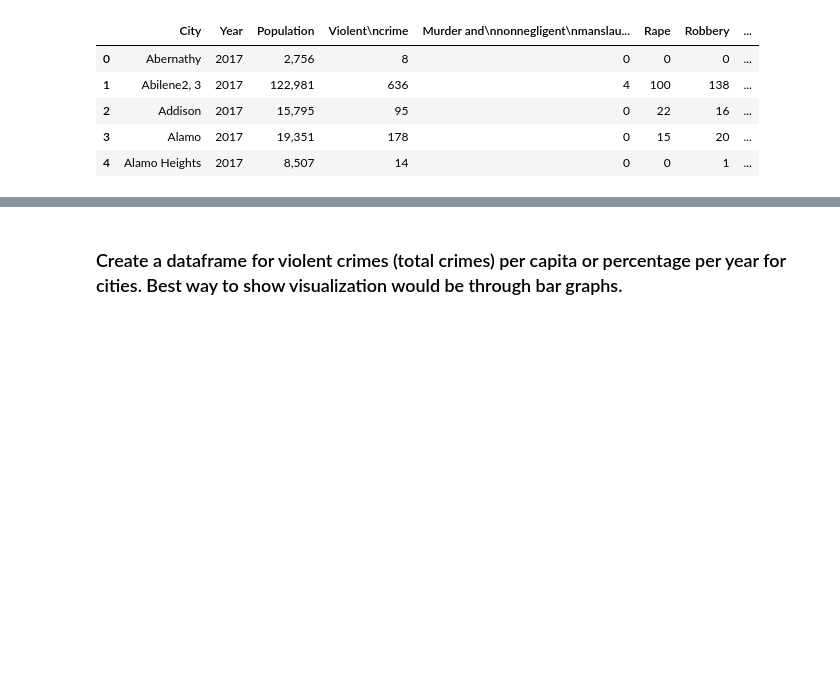
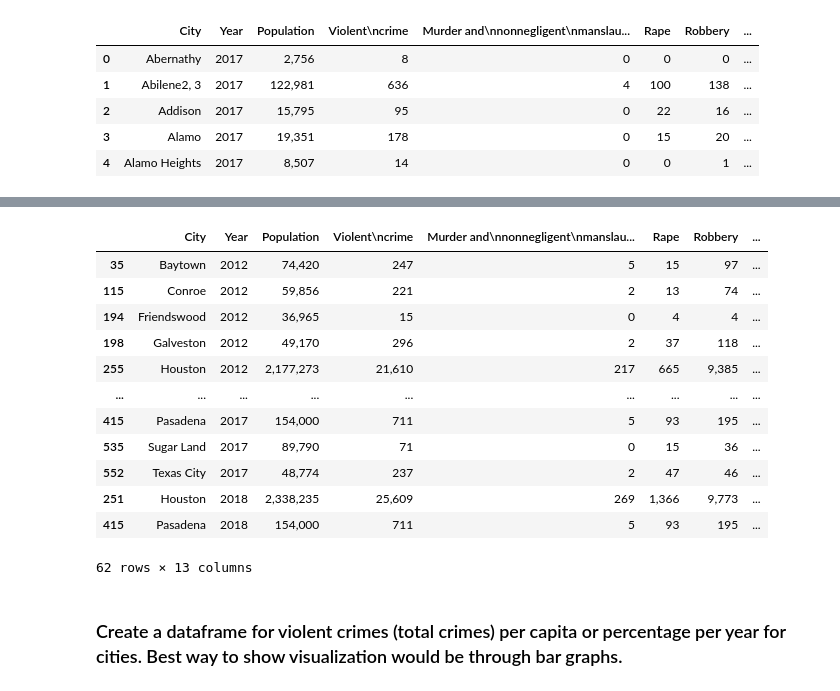
Before and after one commit to andresocorro/project_1, a Jupyter notebook: src_files/CrimeData.ipynb, the cells around one changed output, grey strips where cells are left out. Saved outputs shown, nothing was run; the diff lists cells and outputs as text; code cells hidden in the pictures; blank space fills up the shorter version.

```diff
--- a/src_files/CrimeData.ipynb
+++ b/src_files/CrimeData.ipynb
@@ -19,0 +31,7 @@ raw_2018_df = pd.read_csv(file_2018)
+# %%
+#Merge and rename columns - 2013 dataframe
+raw_2013_df = raw_2013_df.fillna(0)
+raw_2013_df['Rape\n(revised\ndefinition)1'] = raw_2013_df['Rape\n(revised\ndefinition)1'] +  raw_2013_df['Rape\n(legacy\ndefinition)2']
+raw_2013_df = raw_2013_df.drop(['Rape\n(legacy\ndefinition)2'], axis=1)
+raw_2013_df = raw_2013_df.rename(columns = {"Rape\n(revised\ndefinition)1":"Rape","Arson3": "Arson"})
+raw_2013_df.head()
@@ -66,7 +103,21 @@ raw_2018_df.head()
 # %%
-#crime_df = raw_2012_df.append([raw_2013_df, raw_2014_df, raw_2015_df, raw_2016_df, raw_2017_df, raw_2018_df])
-#crime_df = crime_df[(crime_df["City"] == "Houston") | (crime_df["City"] == "Pasadena") | (crime_df["City"] == "League City")
-#crime_df
+crime_df = raw_2012_df.append([raw_2013_df, raw_2014_df, raw_2015_df, raw_2016_df, raw_2017_df, raw_2018_df])
+crime_df = crime_df[(crime_df["City"] == "Houston") | (crime_df["City"] == "Pasadena") |(crime_df["City"] == "League City") | (crime_df["City"] == "Sugar Land") | (crime_df["City"] == "Conroe") | (crime_df["City"] == "Baytown") | (crime_df["City"] == "Missouri City") | (crime_df["City"] == "Galveston") | (crime_df["City"] == "Texas City") | (crime_df["City"] == "Friendswood")]
+crime_df
+# %% [output]
+|  | City | Year | Population | Violent\ncrime | Murder and\nnonnegligent\nmanslau... | Rape | Robbery | ... |
+| 35 | Baytown | 2012 | 74,420 | 247 | 5 | 15 | 97 | ... |
+| 115 | Conroe | 2012 | 59,856 | 221 | 2 | 13 | 74 | ... |
+| 194 | Friendswood | 2012 | 36,965 | 15 | 0 | 4 | 4 | ... |
+| 198 | Galveston | 2012 | 49,170 | 296 | 2 | 37 | 118 | ... |
+| 255 | Houston | 2012 | 2,177,273 | 21,610 | 217 | 665 | 9,385 | ... |
+| ... | ... | ... | ... | ... | ... | ... | ... | ... |
+| 415 | Pasadena | 2017 | 154,000 | 711 | 5 | 93 | 195 | ... |
+| 535 | Sugar Land | 2017 | 89,790 | 71 | 0 | 15 | 36 | ... |
+| 552 | Texas City | 2017 | 48,774 | 237 | 2 | 47 | 46 | ... |
+| 251 | Houston | 2018 | 2,338,235 | 25,609 | 269 | 1,366 | 9,773 | ... |
+| 415 | Pasadena | 2018 | 154,000 | 711 | 5 | 93 | 195 | ... |
+62 rows × 13 columns
 # %% [markdown]
 ### Create a dataframe for violent crimes (total crimes) per capita or percentage per year for cities. Best way to show visualization would be through bar graphs.
 # %% [markdown]
```
Also changed, not shown: parts of 6 cells of this notebook.
